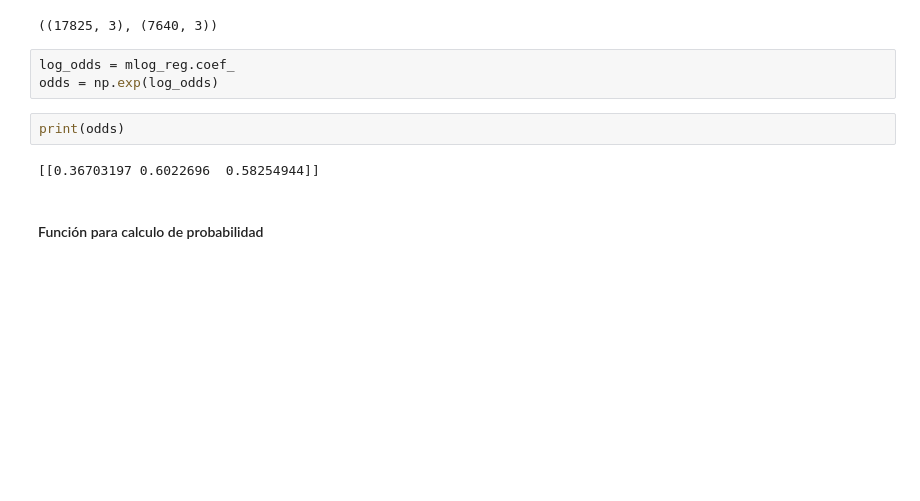
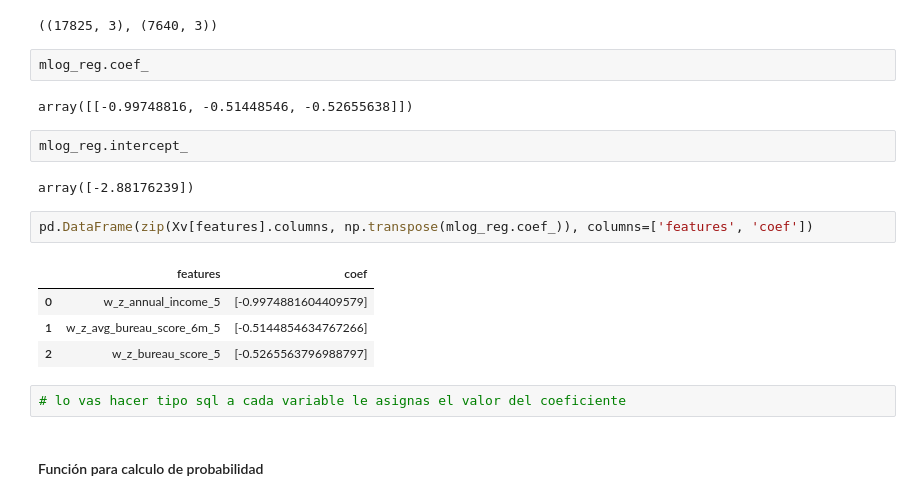
Before and after one commit to danpa26/CredRisk, a Jupyter notebook: one_yr_pd/one_year_pd.ipynb, the cells around one changed output. Cells and saved outputs as stored; diff of their text form; blank space fills up the shorter version.

```diff
--- a/one_yr_pd/one_year_pd.ipynb
+++ b/one_yr_pd/one_year_pd.ipynb
@@ -905,13 +902,23 @@ Xv2 = Xv[features]
 Xt2.shape, Xv2.shape,
 # %% [output]
 ((17825, 3), (7640, 3))
-# %%
-log_odds = mlog_reg.coef_
-odds = np.exp(log_odds)
-# %%
-print(odds)
-# %% [output]
-[[0.36703197 0.6022696  0.58254944]]
+# %%
+mlog_reg.coef_
+# %% [output]
+array([[-0.99748816, -0.51448546, -0.52655638]])
+# %%
+mlog_reg.intercept_
+# %% [output]
+array([-2.88176239])
+# %%
+pd.DataFrame(zip(Xv[features].columns, np.transpose(mlog_reg.coef_)), columns=['features', 'coef'])
+# %% [output]
+|  | features | coef |
+| 0 | w_z_annual_income_5 | [-0.9974881604409579] |
+| 1 | w_z_avg_bureau_score_6m_5 | [-0.5144854634767266] |
+| 2 | w_z_bureau_score_5 | [-0.5265563796988797] |
+# %%
+# lo vas hacer tipo sql a cada variable le asignas el valor del coeficiente
 # %% [markdown]
 #### Función para calculo de probabilidad
 # %%
```
Also changed, not shown: parts of 8 cells of this notebook.
